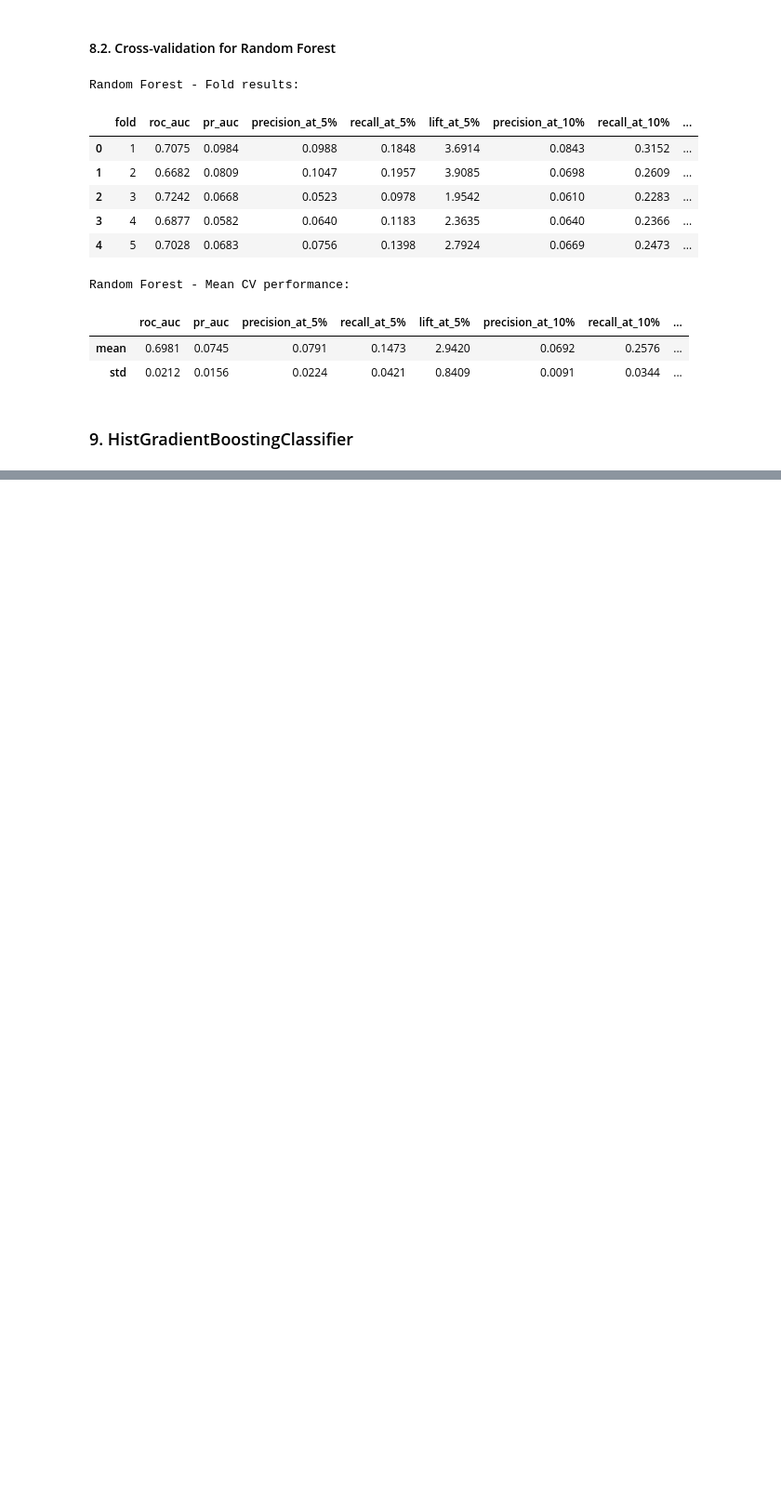
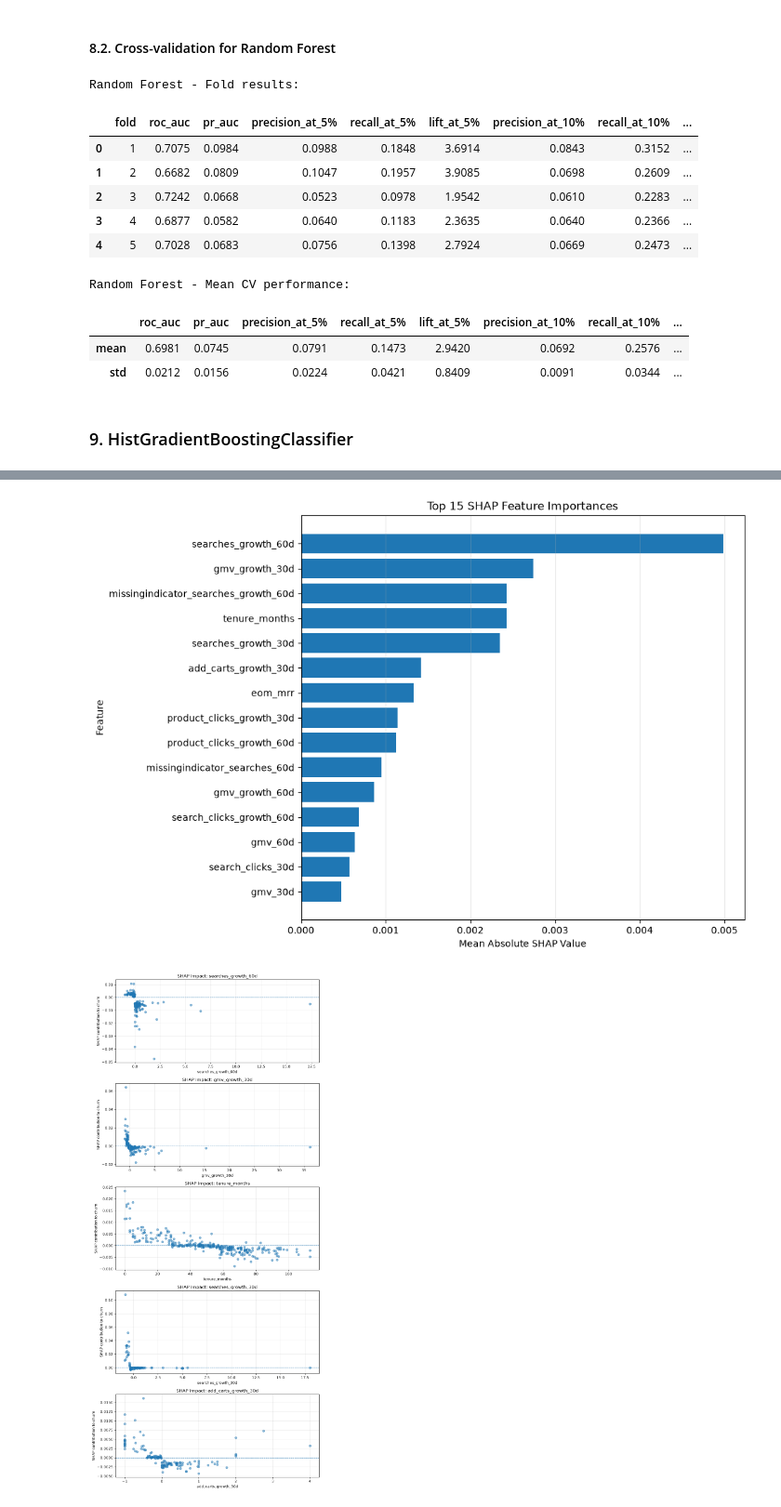
Before and after one commit to LinhNguyenkhanh123/churn-prediction, a Jupyter notebook: notebooks/eda.ipynb, the cells around one changed output, grey strips where cells are left out. Shown at 93% size. Cells and saved outputs as stored; diff of their text form; code cells hidden in the pictures; blank space fills up the shorter version.

```diff
--- a/notebooks/eda.ipynb
+++ b/notebooks/eda.ipynb
@@ -1405,0 +2656,63 @@ display(model_comparison.round(4))
+# %%
+# 1. Global SHAP importance: original feature level
+top_shap = shap_importance_df.head(15).sort_values(
+    "Mean Absolute SHAP",
+    ascending=True
+)
+
+plt.figure(figsize=(10, 7))
+
+plt.barh(
+    top_shap["Feature"],
+    top_shap["Mean Absolute SHAP"]
+)
+
+plt.xlabel("Mean Absolute SHAP Value")
+plt.ylabel("Feature")
+plt.title("Top 15 SHAP Feature Importances")
+plt.grid(axis="x", alpha=0.3)
+plt.tight_layout()
+plt.show()
+
+
+# 2. Explore impact direction for top original numeric features
+features_to_interpret = [
+    "searches_growth_60d",
+    "gmv_growth_30d",
+    "tenure_months",
+    "searches_growth_30d",
+    "add_carts_growth_30d"
+]
+
+fig, axes = plt.subplots(
+    nrows=len(features_to_interpret),
+    ncols=1,
+    figsize=(9, 4 * len(features_to_interpret))
+)
+
+for ax, feature in zip(axes, features_to_interpret):
+    feature_values = X_shap[feature].to_numpy()
+    feature_shap_values = aggregated_shap_values[feature]
+
+    valid_mask = (
+        pd.notna(feature_values)
+        & np.isfinite(feature_shap_values)
+    )
+
+    ax.scatter(
+        feature_values[valid_mask],
+        feature_shap_values[valid_mask],
+        alpha=0.5
+    )
+
+    ax.axhline(0, linestyle="--", linewidth=1)
+    ax.set_xlabel(feature)
+    ax.set_ylabel("SHAP contribution to churn")
+    ax.set_title(f"SHAP Impact: {feature}")
+    ax.grid(alpha=0.3)
+
+plt.tight_layout()
+plt.show()
+# %% [output]
+[figure, added]
+[figure, added]
```
Also changed, not shown: parts of 100 cells of this notebook, 7 other files.
